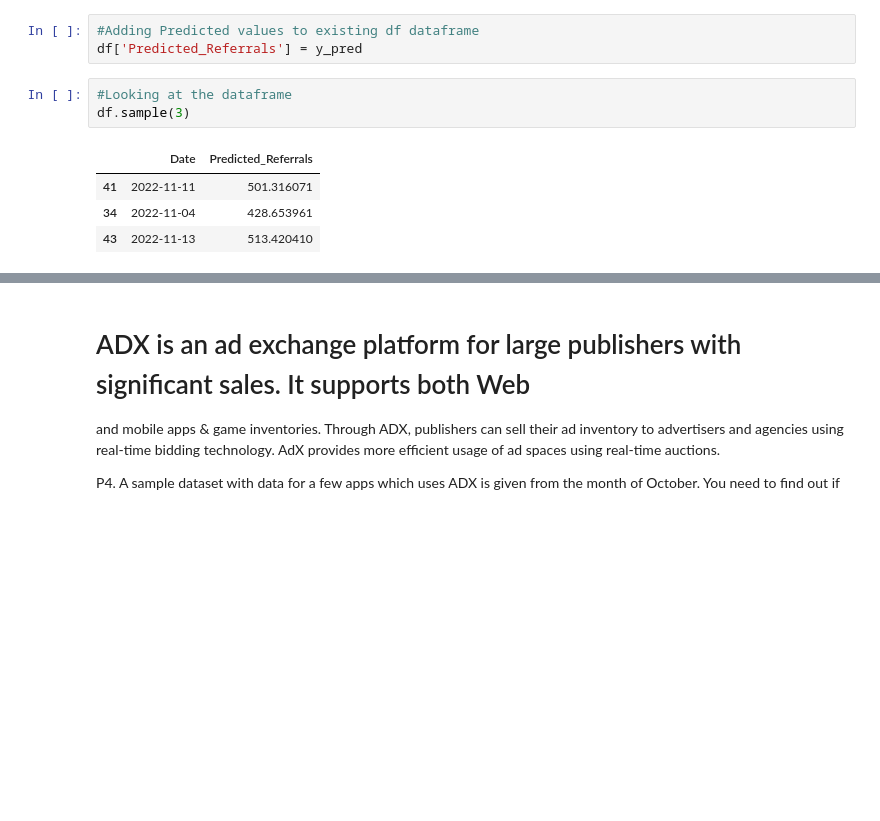
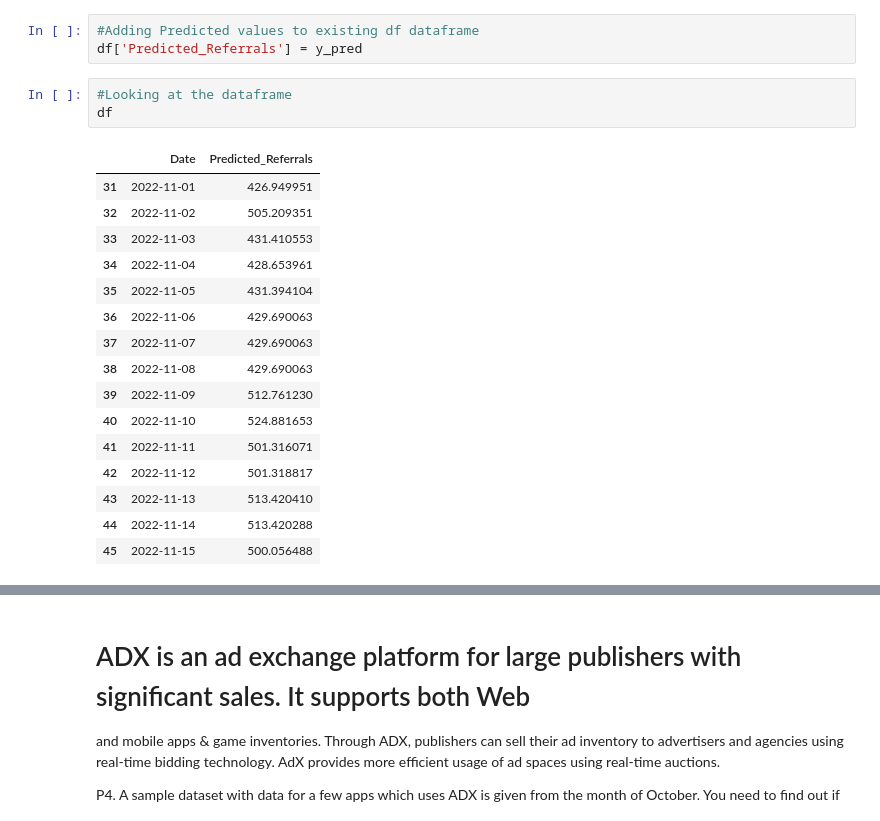
Before and after one commit to RAHULRAJ666DX/GG_Asm, a Jupyter notebook: GG_Asm.ipynb, the cells around one changed output, grey strips where cells are left out. Cells and saved outputs as stored; diff of their text form; blank space fills up the shorter version.

```diff
--- a/GG_Asm.ipynb
+++ b/GG_Asm.ipynb
@@ -532,12 +514,24 @@ df = pd.DataFrame(df)
 df['Predicted_Referrals'] = y_pred
 # %%
 #Looking at the dataframe
-df.sample(3)
+df
 # %% [output]
 |  | Date | Predicted_Referrals |
+| 31 | 2022-11-01 | 426.949951 |
+| 32 | 2022-11-02 | 505.209351 |
+| 33 | 2022-11-03 | 431.410553 |
+| 34 | 2022-11-04 | 428.653961 |
+| 35 | 2022-11-05 | 431.394104 |
+| 36 | 2022-11-06 | 429.690063 |
+| 37 | 2022-11-07 | 429.690063 |
+| 38 | 2022-11-08 | 429.690063 |
+| 39 | 2022-11-09 | 512.761230 |
+| 40 | 2022-11-10 | 524.881653 |
 | 41 | 2022-11-11 | 501.316071 |
-| 34 | 2022-11-04 | 428.653961 |
+| 42 | 2022-11-12 | 501.318817 |
 | 43 | 2022-11-13 | 513.420410 |
+| 44 | 2022-11-14 | 513.420288 |
+| 45 | 2022-11-15 | 500.056488 |
 # %%
 #Comparing the actual referrals to predicted referrals
 df['Predicted_Referrals'].plot(legend=True)
```
Also changed, not shown: parts of 7 cells of this notebook.
